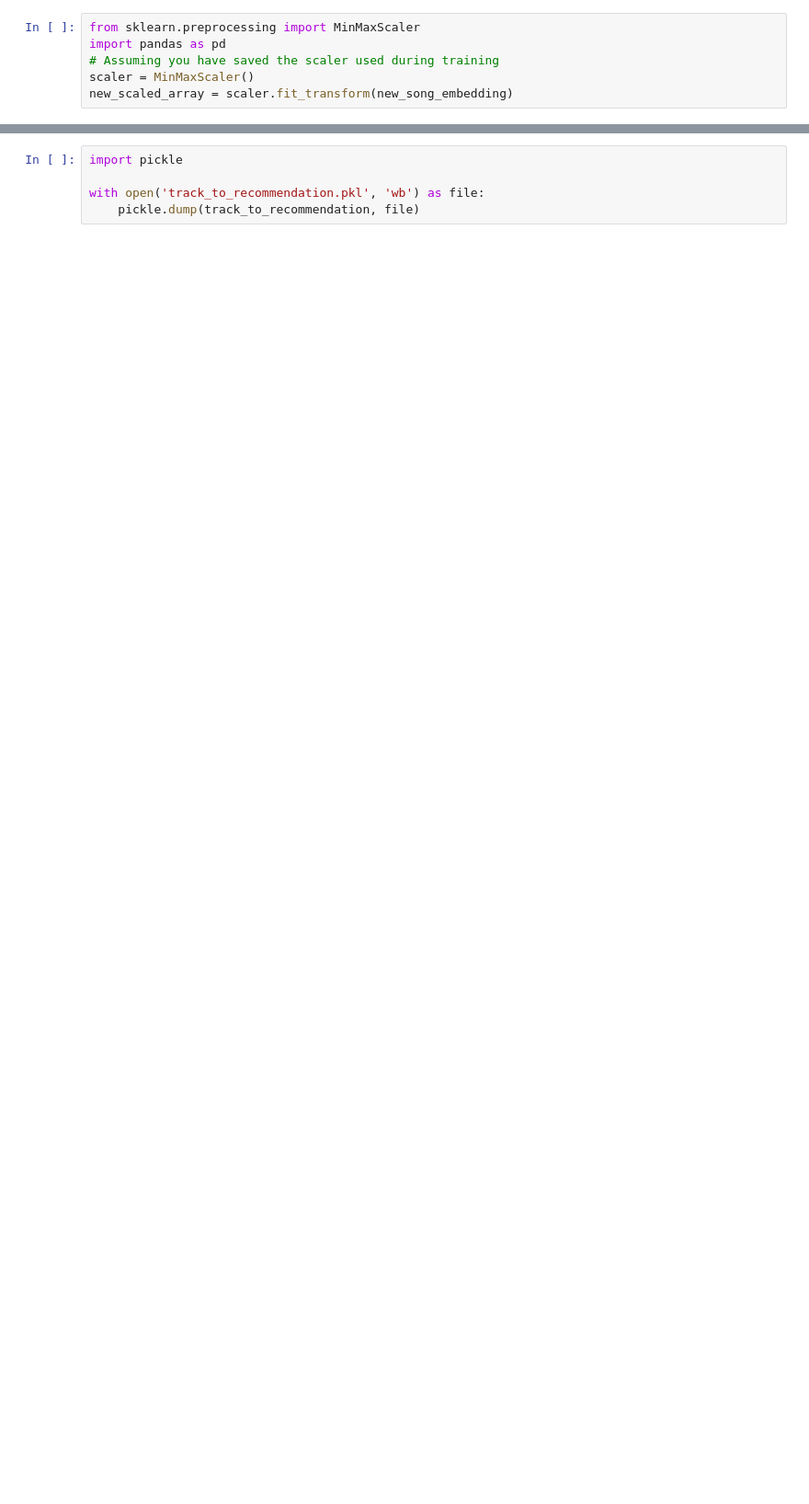
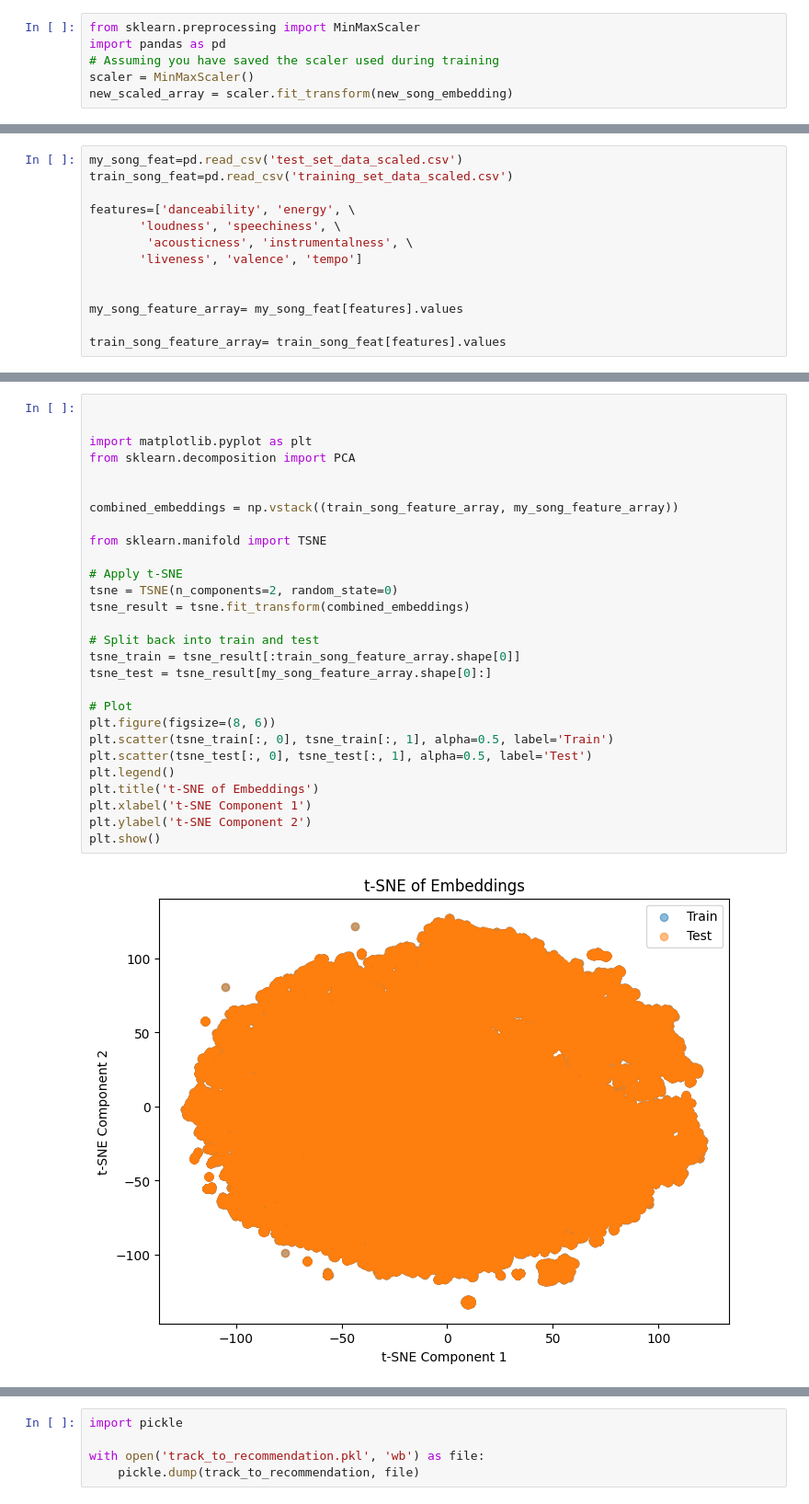
Before and after one commit to shubo7996/Spotify-Recommendation-System, a Jupyter notebook: spotifyData.ipynb, the cells around one changed output, grey strips where cells are left out. Shown at 92% size. Saved outputs shown, nothing was run; the diff lists cells and outputs as text; blank space fills up the shorter version.

```diff
--- a/spotifyData.ipynb
+++ b/spotifyData.ipynb
@@ -233,0 +324,13 @@ model_song_embeddings.shape
+# %%
+my_song_feat=pd.read_csv('test_set_data_scaled.csv')
+train_song_feat=pd.read_csv('training_set_data_scaled.csv')
+
+features=['danceability', 'energy', \
+       'loudness', 'speechiness', \
+        'acousticness', 'instrumentalness', \
+       'liveness', 'valence', 'tempo']
+
+
+my_song_feature_array= my_song_feat[features].values
+
+train_song_feature_array= train_song_feat[features].values
@@ -234,3 +352,33 @@ model_song_embeddings.shape
+# %%
+
+
+import matplotlib.pyplot as plt
+from sklearn.decomposition import PCA
+
+
+combined_embeddings = np.vstack((train_song_feature_array, my_song_feature_array))
+
+from sklearn.manifold import TSNE
+
+# Apply t-SNE
+tsne = TSNE(n_components=2, random_state=0)
+tsne_result = tsne.fit_transform(combined_embeddings)
+
+# Split back into train and test
+tsne_train = tsne_result[:train_song_feature_array.shape[0]]
+tsne_test = tsne_result[my_song_feature_array.shape[0]:]
+
+# Plot
+plt.figure(figsize=(8, 6))
+plt.scatter(tsne_train[:, 0], tsne_train[:, 1], alpha=0.5, label='Train')
+plt.scatter(tsne_test[:, 0], tsne_test[:, 1], alpha=0.5, label='Test')
+plt.legend()
+plt.title('t-SNE of Embeddings')
+plt.xlabel('t-SNE Component 1')
+plt.ylabel('t-SNE Component 2')
+plt.show()
+# %% [output]
+[figure, added]
 # %%
 import pandas as pd
 df=pd.read_csv('songs_with_clusters.csv')
```
Also changed, not shown: parts of 52 cells of this notebook, 18 other files.
